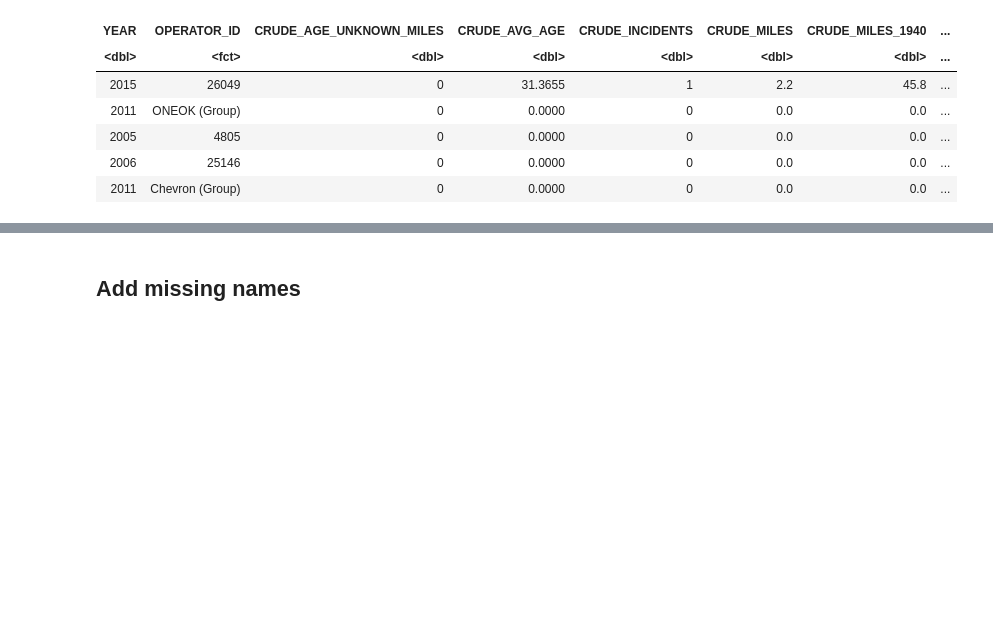
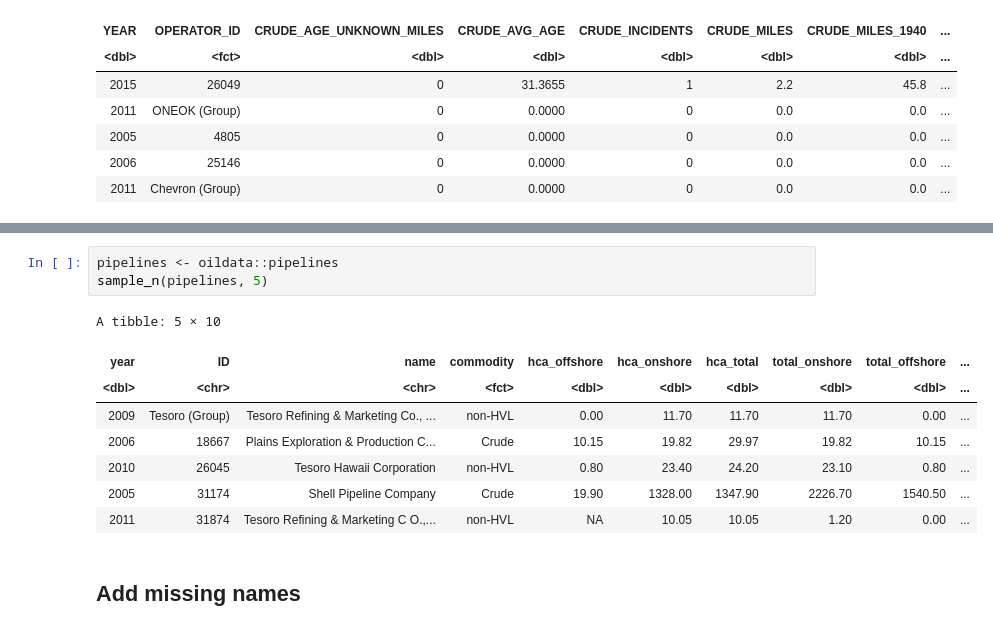
Before and after one commit to julianbarg/spills, a Jupyter notebook: presentations/explore_data_variance/explore_data_variance.ipynb, the cells around one changed output, grey strips where cells are left out. Saved outputs shown, nothing was run; the diff lists cells and outputs as text; blank space fills up the shorter version.

```diff
--- a/presentations/explore_data_variance/explore_data_variance.ipynb
+++ b/presentations/explore_data_variance/explore_data_variance.ipynb
@@ -48,3 +38,15 @@ A tibble: 5 × 85
+# %%
+pipelines <- oildata::pipelines
+sample_n(pipelines, 5)
+# %% [output]
+A tibble: 5 × 10
+| year | ID | name | commodity | hca_offshore | hca_onshore | hca_total | total_onshore | total_offshore | ... |
+| <dbl> | <chr> | <chr> | <fct> | <dbl> | <dbl> | <dbl> | <dbl> | <dbl> | ... |
+| 2009 | Tesoro (Group) | Tesoro Refining & Marketing Co., ... | non-HVL | 0.00 | 11.70 | 11.70 | 11.70 | 0.00 | ... |
+| 2006 | 18667 | Plains Exploration & Production C... | Crude | 10.15 | 19.82 | 29.97 | 19.82 | 10.15 | ... |
+| 2010 | 26045 | Tesoro Hawaii Corporation | non-HVL | 0.80 | 23.40 | 24.20 | 23.10 | 0.80 | ... |
+| 2005 | 31174 | Shell Pipeline Company | Crude | 19.90 | 1328.00 | 1347.90 | 2226.70 | 1540.50 | ... |
+| 2011 | 31874 | Tesoro Refining & Marketing C O.,... | non-HVL | NA | 10.05 | 10.05 | 1.20 | 0.00 | ... |
 # %% [markdown]
 ## Add missing names
 # %%
```
Also changed, not shown: parts of 42 cells of this notebook, 4 other files.
